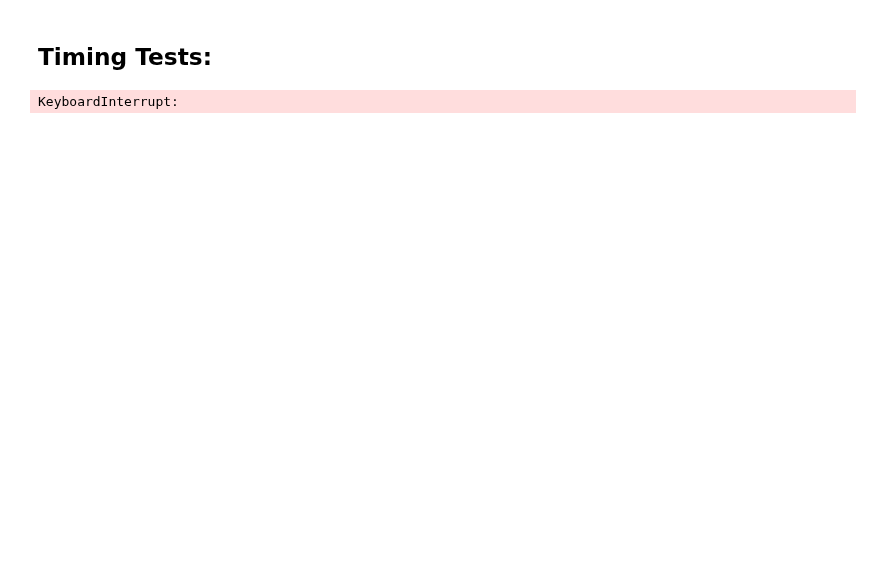
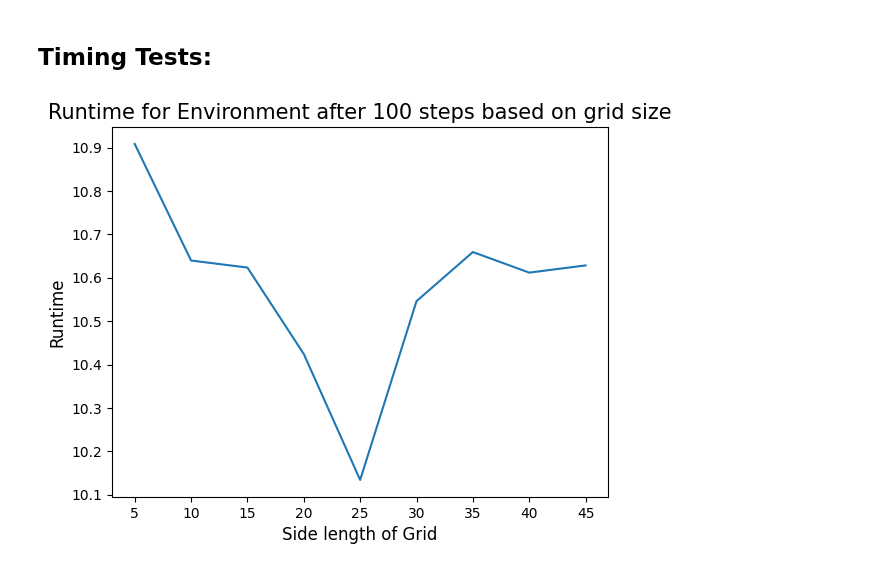
Before and after one commit to alirempel/cap-comp215, a Jupyter notebook: project2.ipynb, the cells around one changed output. Drawn from its saved outputs; the diff is of its cells as text; code cells hidden in the pictures; blank space fills up the shorter version.

```diff
--- a/project2.ipynb
+++ b/project2.ipynb
@@ -378,15 +391,37 @@ experiment2()
 # %% [markdown]
 ## **Timing Tests:**
-# %%
-from timeit import timeit
-
-def time_env_step(model):
-  return timeit(experiment2,number=500)
-
-
-
-deers = Deer.make_deer(num_deer=100, n=30)
-model = Environment(n=n2, deers=deers, p=0.3)
-print(time_env_step(model))
-# %% [output]
-KeyboardInterrupt:
+# %%
+from timeit import timeit
+
+steps = 100
+
+def run_model_x_times(model,x):
+  for i in range(x):
+    model.step
+# %%
+
+def get_model_runtime_cellsize(ns,steps):
+  """ Time how long the model runs takes with varying graph sizes"""
+  xpoints = []
+  ypoints = []
+
+  for n in ns:
+    xpoints.append(n)
+    deers = Deer.make_deer(num_deer=10, n=n)
+    model = Environment(n=n, deers=deers, p=0.3)
+    ypoints.append(timeit(lambda: run_model_x_times(model,steps)))
+
+  return xpoints,ypoints
+
+def plot_gmrcs(ns,steps):
+  """ Plot the runtimes for the reachable_nodes function for n trials"""
+  xs,ys = get_model_runtime_cellsize(ns,steps)
+  plt.plot(xs, ys)
+  plt.xlabel("Side length of Grid", size=12)
+  plt.ylabel("Runtime", size=12)
+  plt.title(f"Runtime for Environment after {steps} steps based on grid size", size=15)
+
+ns = range(5,50,5)
+plot_gmrcs(ns,steps)
+# %% [output]
+[figure, added]
```
Also changed, not shown: parts of 13 cells of this notebook.
